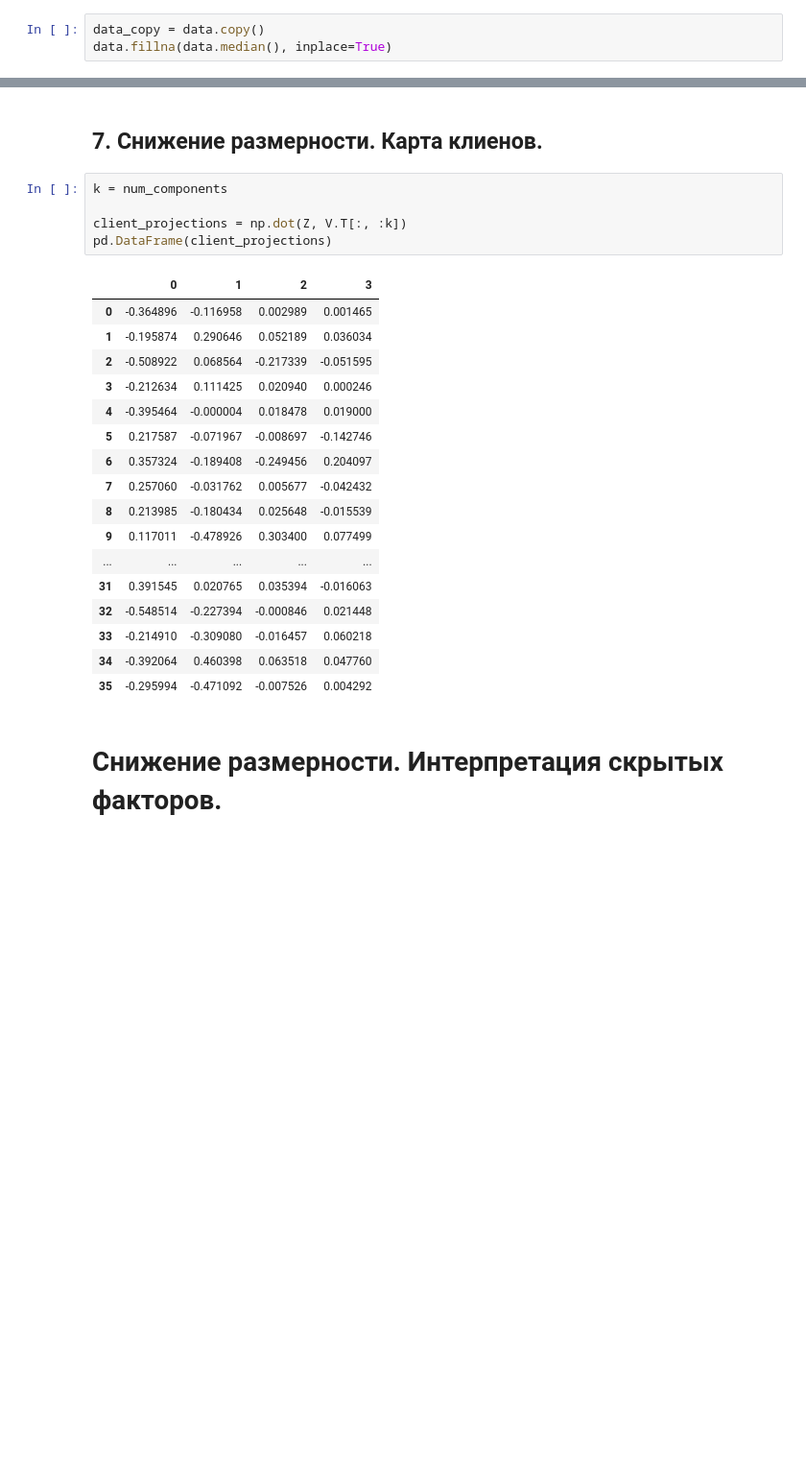
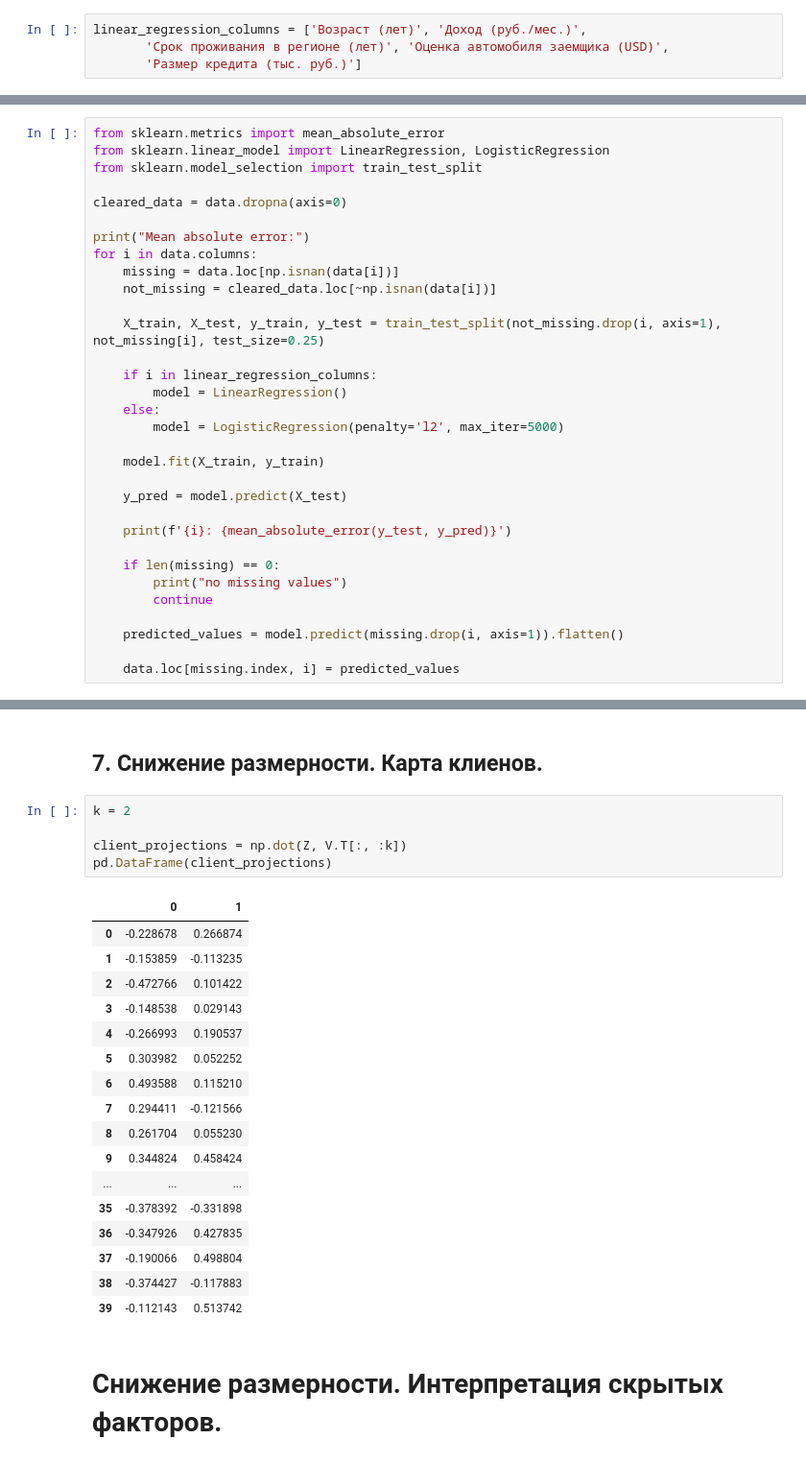
Before and after one commit to Vladislav-Kanev/data_preprocessing_PCA_MDA, a Jupyter notebook: report.ipynb, the cells around one changed output, grey strips where cells are left out. Shown at 96% size. Cells and saved outputs as stored; diff of their text form; blank space fills up the shorter version.

Commit message:
added data fill using regressions

```diff
--- a/report.ipynb
+++ b/report.ipynb
@@ -135,6 +135,7 @@ plt.show(axes.any())
  Также обратим внимание, что медиана для многих параметров отличается от среднего
 # %% [markdown]
 ## 2. Заполнение пропусков медианными значениями
-# %%
-data_copy = data.copy()
-data.fillna(data.median(), inplace=True)
+# %%
+linear_regression_columns = ['Возраст (лет)', 'Доход (руб./мес.)',
+       'Срок проживания в регионе (лет)', 'Оценка автомобиля заемщика (USD)',
+       'Размер кредита (тыс. руб.)']
@@ -140,0 +152,32 @@ data.fillna(data.median(), inplace=True)
+# %%
+from sklearn.metrics import mean_absolute_error
+from sklearn.linear_model import LinearRegression, LogisticRegression
+from sklearn.model_selection import train_test_split
+
+cleared_data = data.dropna(axis=0)
+
+print("Mean absolute error:")
+for i in data.columns:
+    missing = data.loc[np.isnan(data[i])]
+    not_missing = cleared_data.loc[~np.isnan(data[i])]
+
+    X_train, X_test, y_train, y_test = train_test_split(not_missing.drop(i, axis=1), not_missing[i], test_size=0.25)
+
+    if i in linear_regression_columns:
+        model = LinearRegression()
+    else:
+        model = LogisticRegression(penalty='l2', max_iter=5000)
+
+    model.fit(X_train, y_train)
+
+    y_pred = model.predict(X_test)
+
+    print(f'{i}: {mean_absolute_error(y_test, y_pred)}')
+
+    if len(missing) == 0:
+        print("no missing values")
+        continue
+
+    predicted_values = model.predict(missing.drop(i, axis=1)).flatten()
+
+    data.loc[missing.index, i] = predicted_values
@@ -286,28 +348,28 @@ print(f"Спектральная норма погрешности аппрок
 # %% [markdown]
 ## 7. Снижение размерности. Карта клиенов.
 # %%
-k = num_components
+k = 2
 
 client_projections = np.dot(Z, V.T[:, :k])
 pd.DataFrame(client_projections)
 # %% [output]
-|  | 0 | 1 | 2 | 3 |
-| 0 | -0.364896 | -0.116958 | 0.002989 | 0.001465 |
-| 1 | -0.195874 | 0.290646 | 0.052189 | 0.036034 |
-| 2 | -0.508922 | 0.068564 | -0.217339 | -0.051595 |
-| 3 | -0.212634 | 0.111425 | 0.020940 | 0.000246 |
-| 4 | -0.395464 | -0.000004 | 0.018478 | 0.019000 |
-| 5 | 0.217587 | -0.071967 | -0.008697 | -0.142746 |
-| 6 | 0.357324 | -0.189408 | -0.249456 | 0.204097 |
-| 7 | 0.257060 | -0.031762 | 0.005677 | -0.042432 |
-| 8 | 0.213985 | -0.180434 | 0.025648 | -0.015539 |
-| 9 | 0.117011 | -0.478926 | 0.303400 | 0.077499 |
-| ... | ... | ... | ... | ... |
-| 31 | 0.391545 | 0.020765 | 0.035394 | -0.016063 |
-| 32 | -0.548514 | -0.227394 | -0.000846 | 0.021448 |
-| 33 | -0.214910 | -0.309080 | -0.016457 | 0.060218 |
-| 34 | -0.392064 | 0.460398 | 0.063518 | 0.047760 |
-| 35 | -0.295994 | -0.471092 | -0.007526 | 0.004292 |
+|  | 0 | 1 |
+| 0 | -0.228678 | 0.266874 |
+| 1 | -0.153859 | -0.113235 |
+| 2 | -0.472766 | 0.101422 |
+| 3 | -0.148538 | 0.029143 |
+| 4 | -0.266993 | 0.190537 |
+| 5 | 0.303982 | 0.052252 |
+| 6 | 0.493588 | 0.115210 |
+| 7 | 0.294411 | -0.121566 |
+| 8 | 0.261704 | 0.055230 |
+| 9 | 0.344824 | 0.458424 |
+| ... | ... | ... |
+| 35 | -0.378392 | -0.331898 |
+| 36 | -0.347926 | 0.427835 |
+| 37 | -0.190066 | 0.498804 |
+| 38 | -0.374427 | -0.117883 |
+| 39 | -0.112143 | 0.513742 |
 # %% [markdown]
 # Снижение размерности. Интерпретация скрытых факторов.
 # %% [markdown]
```
Also changed, not shown: parts of 19 cells of this notebook.
